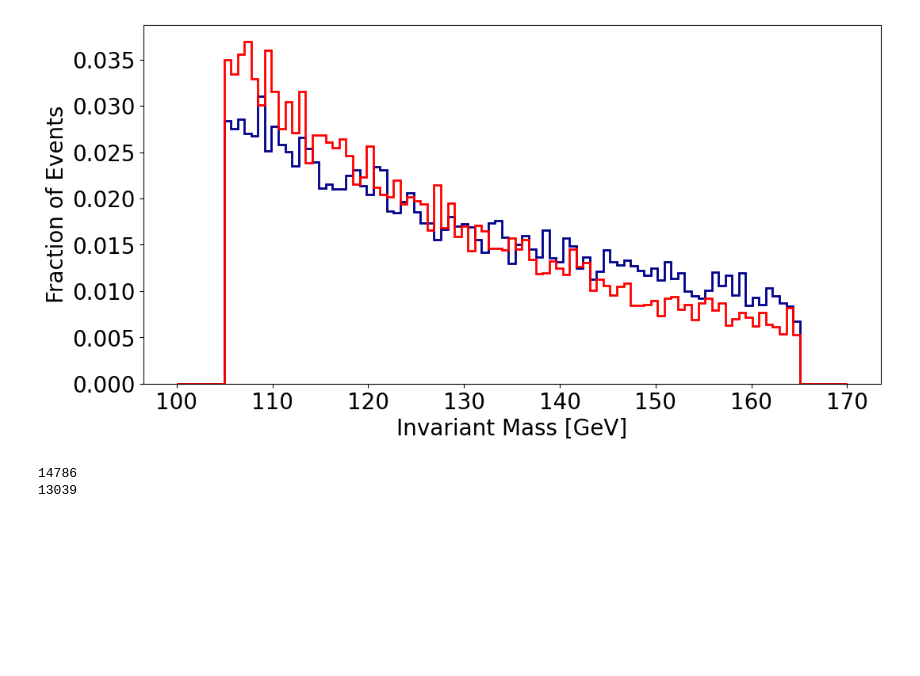
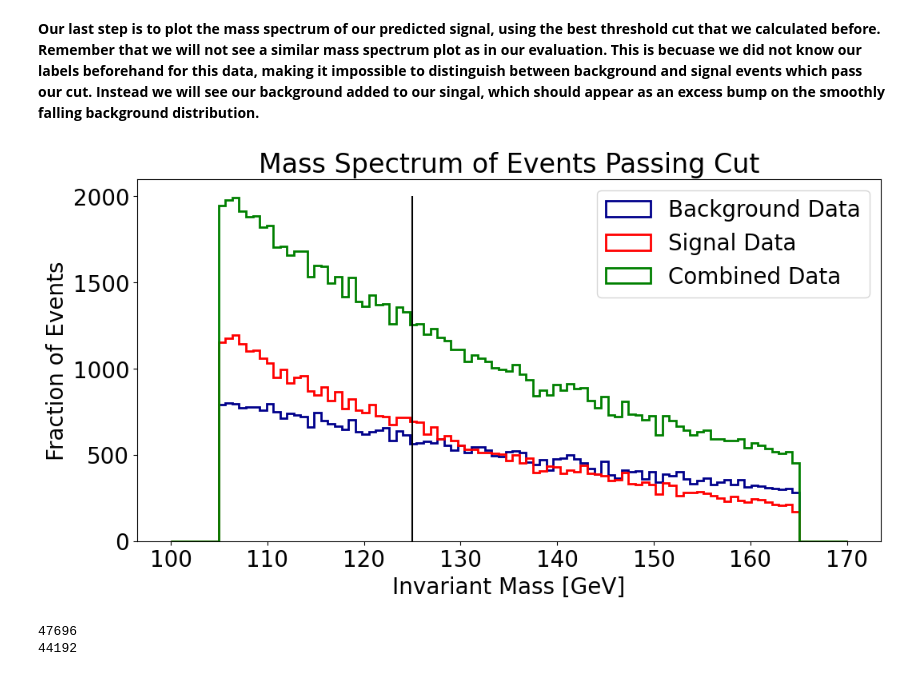
Before and after one commit to FindTheHiggs/Code, a Jupyter notebook: Code/FindTheHiggs.ipynb, the cells around one changed output. Saved outputs shown, nothing was run; the diff lists cells and outputs as text; code cells hidden in the pictures; blank space fills up the shorter version.

```diff
--- a/Code/FindTheHiggs.ipynb
+++ b/Code/FindTheHiggs.ipynb
@@ -52,7 +118,7 @@ There is 0.26 percent signal dataThere is 0.26 percent signal dataThere is 0.26
 # %%
 #Set error function, nthread is for No. CPU threads
 #Watchlist prints error statistics, num_round is iterations
-param = {'objective':'binary:logistic', 'nthread': '-1', 'eta':'0.07', 'max_depth': '4'}
+param = {'objective':'binary:logistic', 'nthread': '-1', 'eta':'0.09'}
 watchlist = [(dtrain, 'train'),(dval, 'eval')]
 num_round = 100
 
@@ -150,12 +231,12 @@ Accuracy: 90.42%
 # %%
 #Sensitivity over different cuts
 ss = []
-t = np.linspace(0.1,0.9,20,endpoint=True)
+t = np.linspace(0.1,0.95,20,endpoint=True)
 for i in t:
-    true_pos, false_pos, true_neg, false_neg = calc_Truths(predictions, y_val.values, m_val.values, threshold = i)
+    true_pos, false_pos, true_neg, false_neg = calc_Truths(predictions, y_val.values, m_val, sf_val, threshold = i)
     eff_sig = len(true_pos)/(len(true_pos)+len(false_neg))
     eff_bkg = len(false_pos)/(len(false_pos)+len(true_neg))
-    sensitivity = Sensitivity(true_pos, false_pos)
+    sensitivity = Sensitivity(true_pos, false_pos, sf_trim, SF_band)
     ss.append(sensitivity)
     print('Sensitivity on cut %.2f: '%i, '%.2f' % sensitivity,' with effsig: %.2f' % eff_sig,' with rj: %.2f'% eff_bkg)
 best_cut = t[ss.index(max(ss))]
@@ -233,15 +299,22 @@ del df3,df4
 df = pd.concat([df5,df6])
 del df5,df6
 
-df['g1_pt'] = df['g1_pt']/(df['p_mass']*1000)
-df['g2_pt'] = df['g2_pt']/(df['p_mass']*1000)
-df['g1_E'] = df['g1_E']/(df['p_mass']*1000)
-df['g2_E'] = df['g2_E']/(df['p_mass']*1000)
+df['g1_pt'] = df['g1_pt']/(df['p_mass'])
+df['g2_pt'] = df['g2_pt']/(df['p_mass'])
+df['g1_E'] = df['g1_E']/(df['p_mass'])
+df['g2_E'] = df['g2_E']/(df['p_mass'])
 
-df.drop(['p_E', 'p_pt', 'p_eta', 'p_phi', 'g1_trigm', 'g2_trigm', 'trigP', 'g1_ptcone', 'g2_ptcone',
-        'g1_etacone', 'g2_etacone'], axis = 1, inplace = True)
+df.drop(['p_pt','p_E','p_phi','p_eta','g1_trigm','g2_trigm',
+         'trigP','g1_ptcone','g2_ptcone','g1_etcone','g2_etcone', 'jet_n',
+                 'j3_pt','j3_eta','j3_phi','j3_E','j3_MV2C10','j4_pt','j4_eta','j4_phi','j4_E','j4_MV2C10',
+                 'j5_pt','j5_eta','j5_phi','j5_E','j5_MV2C10','j6_pt','j6_eta','j6_phi','j6_E','j6_MV2C10',
+                 'j7_pt','j7_eta','j7_phi','j7_E','j7_MV2C10','j8_pt','j8_eta','j8_phi','j8_E','j8_MV2C10',
+                 'j9_pt','j9_eta','j9_phi','j9_E','j9_MV2C10','j10_pt','j10_eta','j10_phi','j10_E','j10_MV2C10',
+                 'j11_pt','j11_eta','j11_phi','j11_E','j11_MV2C10','j12_pt','j12_eta','j12_phi','j12_E','j12_MV2C10',
+                 'j13_pt','j13_eta','j13_phi','j13_E','j13_MV2C10','j14_pt','j14_eta','j14_phi','j14_E','j14_MV2C10',
+                 'j15_pt','j15_eta','j15_phi','j15_E','j15_MV2C10'], axis = 1, inplace = True)
 
-for i in range(1,15):
+for i in range(1,3):
     df.drop(['j{}_MV2C10'.format(i)], axis = 1, inplace = True)
 
 x_data = df.iloc[:,1:]
@@ -251,22 +324,27 @@ m_data = df['p_mass'].values
 dtest = xgb.DMatrix(data = x_data)
 predictions = model.predict(dtest)
 y_preds = np.rint(predictions)
+# %% [markdown]
+<b> Our last step is to plot the mass spectrum of our predicted signal, using the best threshold cut that we calculated before. Remember that we will not see a similar mass spectrum plot as in our evaluation. This is becuase we did not know our labels beforehand for this data, making it impossible to distinguish between background and signal events which pass our cut. Instead we will see our background added to our singal, which should appear as an excess bump on the smoothly falling background distribution.
 # %%
 #Do a plot of the mass spectrum
 plt.figure(figsize=(12,6), dpi= 100)
-sigs = m_data[predictions >= best_cut]
-bkgs = m_data[predictions < best_cut]
+sigs = m_data[predictions >= 0.5]
+bkgs = m_data[predictions < 0.5]
 xlims=[100, 170]
 bins = np.linspace(xlims[0],xlims[1],100,endpoint=True)
-plt.hist(bkgs, color = 'darkblue', histtype='step', density = True, bins=bins,linewidth=2)
-plt.hist(sigs, color = 'red', histtype='step', density = True, bins=bins,linewidth=2)
-#plt.hist(m_data, color = 'green', histtype='step', density = True, bins=bins,linewidth=2)
+plt.hist(bkgs, color = 'darkblue', histtype='step', bins=bins,linewidth=2,label='Background Data')
+plt.hist(sigs, color = 'red', histtype='step', bins=bins,linewidth=2,label='Signal Data')
+plt.hist(m_data, color = 'green', histtype='step', bins=bins,linewidth=2,label='Combined Data')
 plt.xlabel('Invariant Mass [GeV]')
 plt.ylabel('Fraction of Events')
+plt.title('Mass Spectrum of Events Passing Cut')
+plt.vlines(125,0,2000)
+plt.legend()
 plt.show()
 print(len(sigs))
 print(len(bkgs))
 # %% [output]
-[figure, old version]
+[figure, new version]
-14786
-13039
+47696
+44192
```
Also changed, not shown: parts of 13 cells of this notebook, 2 other files.
